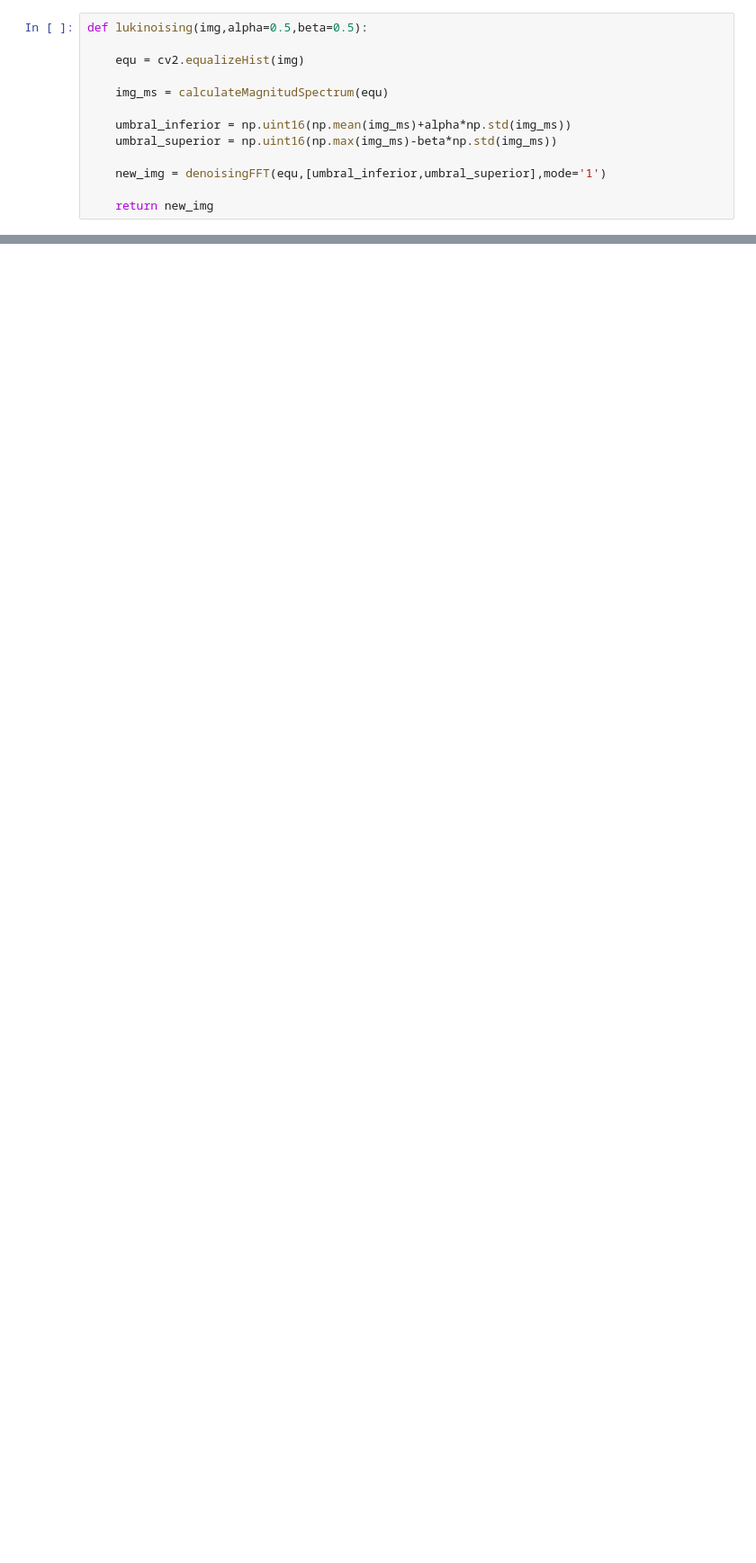
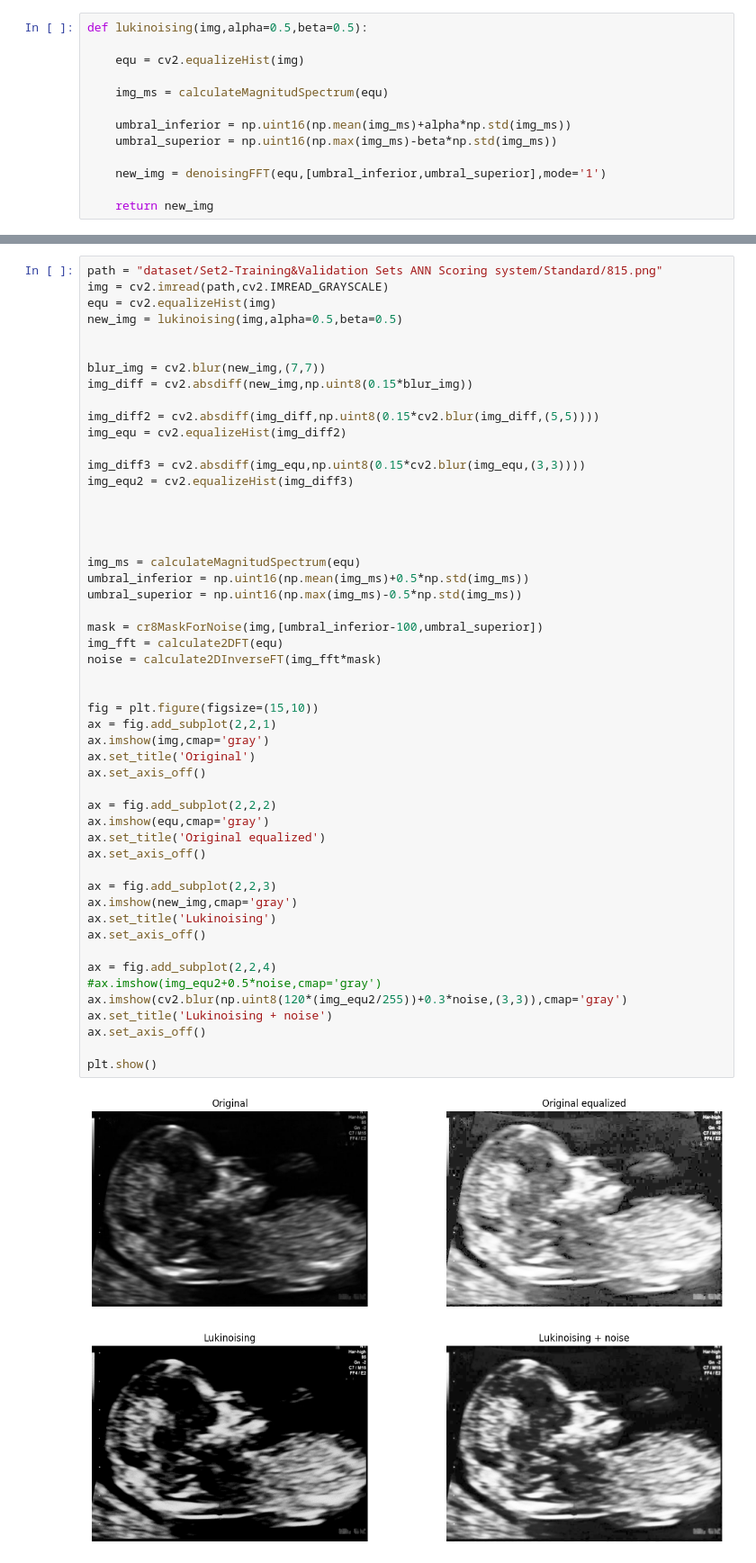
Before and after one commit to gonzagrau/fetus_CNN, a Jupyter notebook: denoising.ipynb, the cells around one changed output, grey strips where cells are left out. Shown at 90% size. Drawn from its saved outputs; the diff is of its cells as text; blank space fills up the shorter version.

```diff
--- a/denoising.ipynb
+++ b/denoising.ipynb
@@ -175,3 +156,56 @@ plt.show()
+# %%
+path = "dataset/Set2-Training&Validation Sets ANN Scoring system/Standard/815.png"
+img = cv2.imread(path,cv2.IMREAD_GRAYSCALE)
+equ = cv2.equalizeHist(img)
+new_img = lukinoising(img,alpha=0.5,beta=0.5)
+
+
+blur_img = cv2.blur(new_img,(7,7))
+img_diff = cv2.absdiff(new_img,np.uint8(0.15*blur_img))
+
+img_diff2 = cv2.absdiff(img_diff,np.uint8(0.15*cv2.blur(img_diff,(5,5))))
+img_equ = cv2.equalizeHist(img_diff2)
+
+img_diff3 = cv2.absdiff(img_equ,np.uint8(0.15*cv2.blur(img_equ,(3,3))))
+img_equ2 = cv2.equalizeHist(img_diff3)
+
+
+
+
+img_ms = calculateMagnitudSpectrum(equ)
+umbral_inferior = np.uint16(np.mean(img_ms)+0.5*np.std(img_ms))
+umbral_superior = np.uint16(np.max(img_ms)-0.5*np.std(img_ms))
+
+mask = cr8MaskForNoise(img,[umbral_inferior-100,umbral_superior])
+img_fft = calculate2DFT(equ)
+noise = calculate2DInverseFT(img_fft*mask)
+
+
+fig = plt.figure(figsize=(15,10))
+ax = fig.add_subplot(2,2,1)
+ax.imshow(img,cmap='gray')
+ax.set_title('Original')
+ax.set_axis_off()
+
+ax = fig.add_subplot(2,2,2)
+ax.imshow(equ,cmap='gray')
+ax.set_title('Original equalized')
+ax.set_axis_off()
+
+ax = fig.add_subplot(2,2,3)
+ax.imshow(new_img,cmap='gray')
+ax.set_title('Lukinoising')
+ax.set_axis_off()
+
+ax = fig.add_subplot(2,2,4)
+#ax.imshow(img_equ2+0.5*noise,cmap='gray')
+ax.imshow(cv2.blur(np.uint8(120*(img_equ2/255))+0.3*noise,(3,3)),cmap='gray')
+ax.set_title('Lukinoising + noise')
+ax.set_axis_off()
+
+plt.show()
+# %% [output]
+[figure, added]
 # %%
 ret, thresh1 = cv2.threshold(new_img, 0, 255, cv2.THRESH_BINARY + cv2.THRESH_OTSU)
 
```
Also changed, not shown: parts of 3 cells of this notebook, 1 other file.
